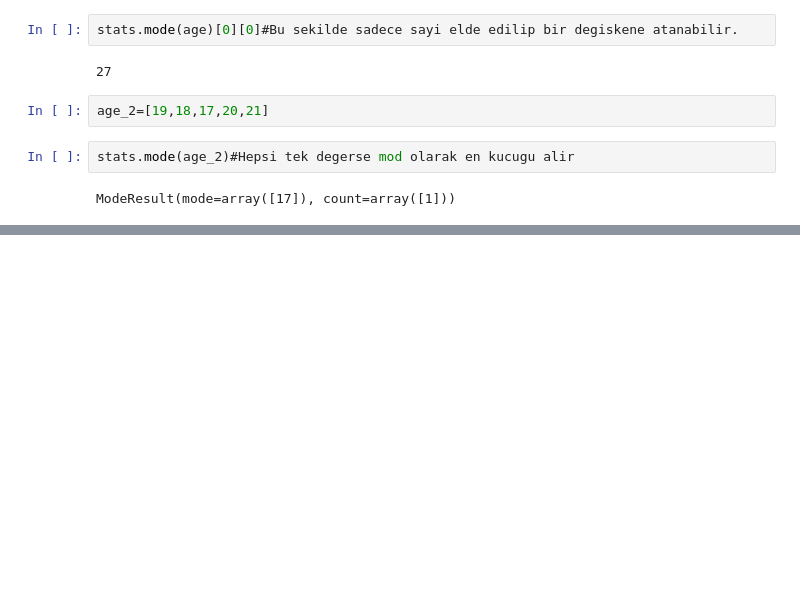
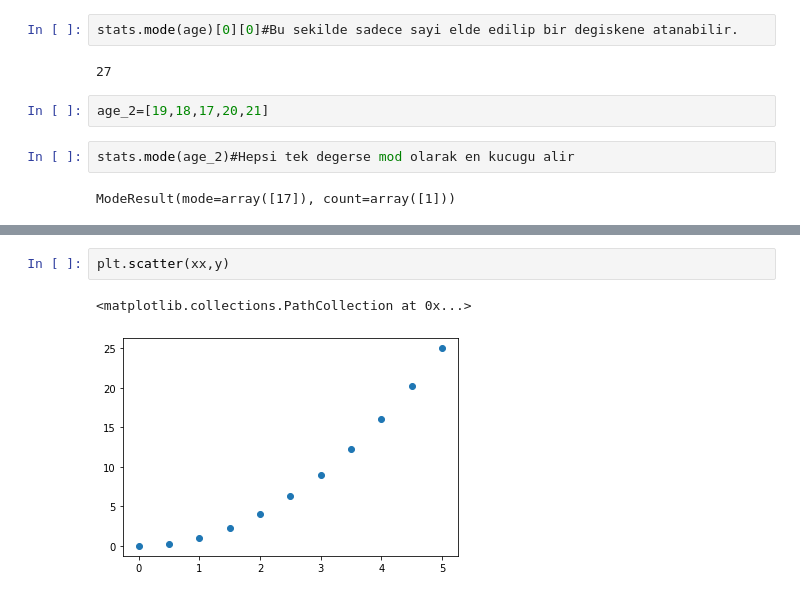
Before and after one commit to EnginKosure/Jupyter_nb, a Jupyter notebook: statistics2.ipynb, the cells around one changed output, grey strips where cells are left out. Drawn from its saved outputs; the diff is of its cells as text; blank space fills up the shorter version.

```diff
--- a/statistics2.ipynb
+++ b/statistics2.ipynb
@@ -26,0 +77,5 @@ ModeResult(mode=array([17]), count=array([1]))
+# %%
+plt.scatter(xx,y)
+# %% [output]
+<matplotlib.collections.PathCollection at 0x...>
+[figure, added]
```
Also changed, not shown: parts of 18 cells of this notebook.
